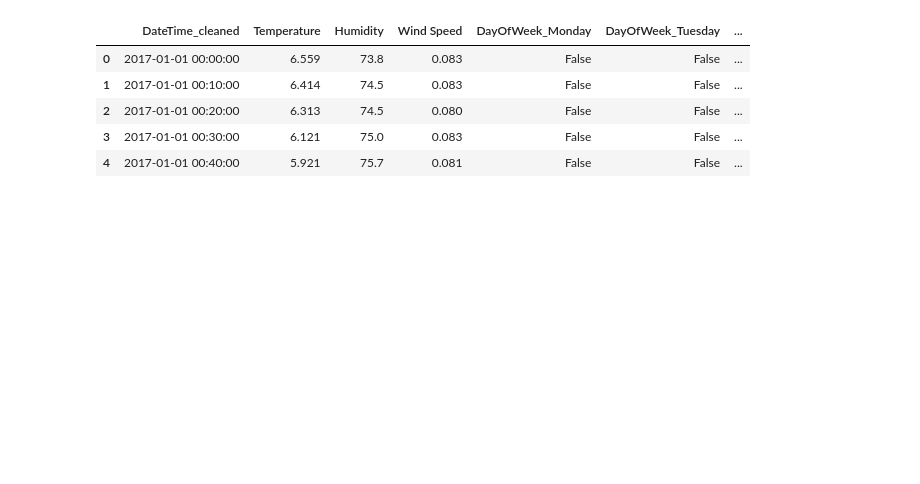
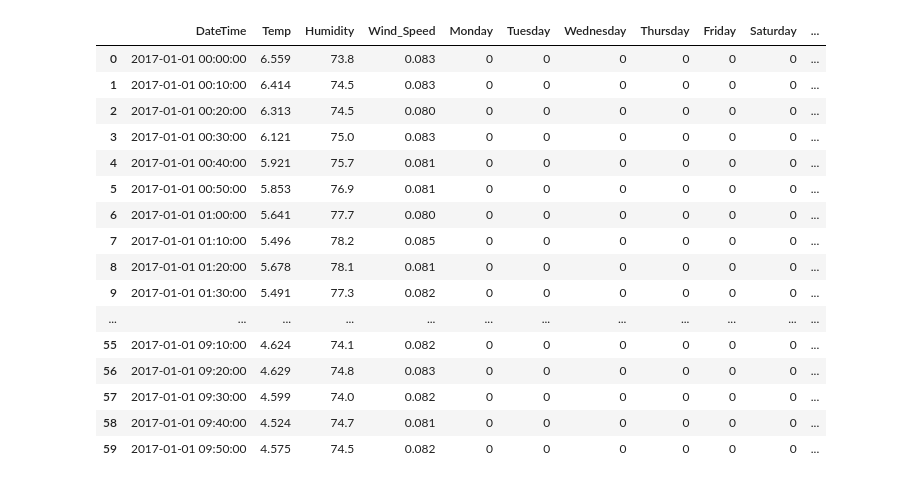
Before and after one commit to JosMal96/powerhouse-squad-project, a Jupyter notebook: data_cleaning_nb.ipynb, the cells around one changed output. Cells and saved outputs as stored; diff of their text form; code cells hidden in the pictures; blank space fills up the shorter version.

```diff
--- a/data_cleaning_nb.ipynb
+++ b/data_cleaning_nb.ipynb
@@ -206,28 +114,44 @@ Index(['DateTime_cleaned', 'Temperature', 'Humidity', 'Wind Speed',
-# %%
-# tetouan_df_cleaned = tetouan_df.drop(columns=['DayCategory','DateTime2'],inplace=True)
-
-# Get_dummies for categorical columns
-# tetouan_df_cleaned = pd.get_dummies(tetouan_df, columns=['DayOfWeek','TimeOfDay'])
-# Reorganize the 3 power consumption to the end of the column list
-# Ensure all columns exist in the DataFrame
-expected_columns = [
-    'DateTime_cleaned', 'Temperature', 'Humidity', 'Wind Speed',
-    'DayOfWeek_Monday', 'DayOfWeek_Tuesday', 'DayOfWeek_Wednesday',
-    'DayOfWeek_Thursday', 'DayOfWeek_Friday', 'DayOfWeek_Saturday',
-    'DayOfWeek_Sunday', 'TimeOfDay_Morning', 'TimeOfDay_Afternoon',
-    'TimeOfDay_Evening', 'TimeOfDay_Night',
-    'Zone 1 Power Consumption', 'Zone 2  Power Consumption', 'Zone 3  Power Consumption'
-]
-
-# Select only the expected columns
-tetouan_df_cleaned = tetouan_df_cleaned[expected_columns]
-
-# Display the first few rows of the cleaned DataFrame
-tetouan_df_cleaned.head()
-# %% [output]
-|  | DateTime_cleaned | Temperature | Humidity | Wind Speed | DayOfWeek_Monday | DayOfWeek_Tuesday | ... |
-| 0 | 2017-01-01 00:00:00 | 6.559 | 73.8 | 0.083 | False | False | ... |
-| 1 | 2017-01-01 00:10:00 | 6.414 | 74.5 | 0.083 | False | False | ... |
-| 2 | 2017-01-01 00:20:00 | 6.313 | 74.5 | 0.080 | False | False | ... |
-| 3 | 2017-01-01 00:30:00 | 6.121 | 75.0 | 0.083 | False | False | ... |
-| 4 | 2017-01-01 00:40:00 | 5.921 | 75.7 | 0.081 | False | False | ... |
+# %%
+tetouan_df_cleaned.rename(columns= {'DateTime_cleaned':'DateTime',
+                                    'Temperature':'Temp',
+                                    'Wind Speed':'Wind_Speed',
+                                    'DayOfWeek_Monday':'Monday',
+                                    'DayOfWeek_Tuesday':'Tuesday',
+                                    'DayOfWeek_Wednesday':'Wednesday',
+                                    'DayOfWeek_Thursday':'Thursday',
+                                    'DayOfWeek_Friday':'Friday',
+                                    'DayOfWeek_Saturday': 'Saturday',
+                                    'DayOfWeek_Sunday': 'Sunday',
+                                    'TimeOfDay_Morning' : 'Morning',
+                                    'TimeOfDay_Afternoon': 'Afternoon',
+                                    'TimeOfDay_Evening': 'Evening',
+                                    'TimeOfDay_Night': 'Night',
+                                    'Zone 1 Power Consumption': 'Zone_1_PC',
+                                    'Zone 2  Power Consumption': 'Zone_2_PC',
+                                    'Zone 3  Power Consumption': 'Zone_3_PC'},
+                                    inplace=True)
+# %%
+# Converting columns from boolean to int
+columns_to_convert = ['Monday', 'Tuesday', 'Wednesday', 'Thursday', 'Friday', 'Saturday', 'Sunday', 'Morning', 'Afternoon', 'Evening', 'Night']
+for column in columns_to_convert:
+    tetouan_df_cleaned[column] = tetouan_df_cleaned[column].astype(int)
+
+print(tetouan_df_cleaned['Temp'].min(),tetouan_df_cleaned['Temp'].ma)
+# %% [output]
+|  | DateTime | Temp | Humidity | Wind_Speed | Monday | Tuesday | Wednesday | Thursday | Friday | Saturday | ... |
+| 0 | 2017-01-01 00:00:00 | 6.559 | 73.8 | 0.083 | 0 | 0 | 0 | 0 | 0 | 0 | ... |
+| 1 | 2017-01-01 00:10:00 | 6.414 | 74.5 | 0.083 | 0 | 0 | 0 | 0 | 0 | 0 | ... |
+| 2 | 2017-01-01 00:20:00 | 6.313 | 74.5 | 0.080 | 0 | 0 | 0 | 0 | 0 | 0 | ... |
+| 3 | 2017-01-01 00:30:00 | 6.121 | 75.0 | 0.083 | 0 | 0 | 0 | 0 | 0 | 0 | ... |
+| 4 | 2017-01-01 00:40:00 | 5.921 | 75.7 | 0.081 | 0 | 0 | 0 | 0 | 0 | 0 | ... |
+| 5 | 2017-01-01 00:50:00 | 5.853 | 76.9 | 0.081 | 0 | 0 | 0 | 0 | 0 | 0 | ... |
+| 6 | 2017-01-01 01:00:00 | 5.641 | 77.7 | 0.080 | 0 | 0 | 0 | 0 | 0 | 0 | ... |
+| 7 | 2017-01-01 01:10:00 | 5.496 | 78.2 | 0.085 | 0 | 0 | 0 | 0 | 0 | 0 | ... |
+| 8 | 2017-01-01 01:20:00 | 5.678 | 78.1 | 0.081 | 0 | 0 | 0 | 0 | 0 | 0 | ... |
+| 9 | 2017-01-01 01:30:00 | 5.491 | 77.3 | 0.082 | 0 | 0 | 0 | 0 | 0 | 0 | ... |
+| ... | ... | ... | ... | ... | ... | ... | ... | ... | ... | ... | ... |
+| 55 | 2017-01-01 09:10:00 | 4.624 | 74.1 | 0.082 | 0 | 0 | 0 | 0 | 0 | 0 | ... |
+| 56 | 2017-01-01 09:20:00 | 4.629 | 74.8 | 0.083 | 0 | 0 | 0 | 0 | 0 | 0 | ... |
+| 57 | 2017-01-01 09:30:00 | 4.599 | 74.0 | 0.082 | 0 | 0 | 0 | 0 | 0 | 0 | ... |
+| 58 | 2017-01-01 09:40:00 | 4.524 | 74.7 | 0.081 | 0 | 0 | 0 | 0 | 0 | 0 | ... |
+| 59 | 2017-01-01 09:50:00 | 4.575 | 74.5 | 0.082 | 0 | 0 | 0 | 0 | 0 | 0 | ... |
```
Also changed, not shown: parts of 15 cells of this notebook, 1 other file.
